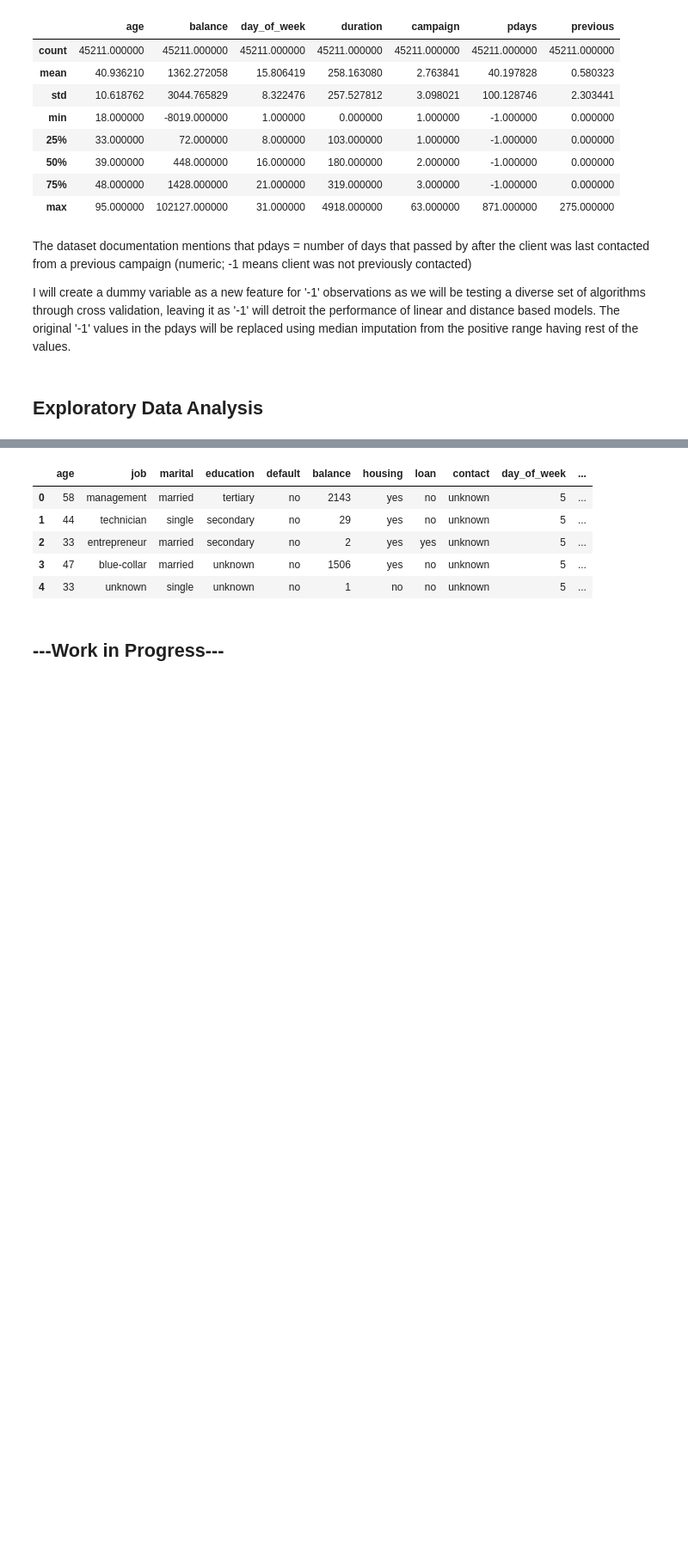
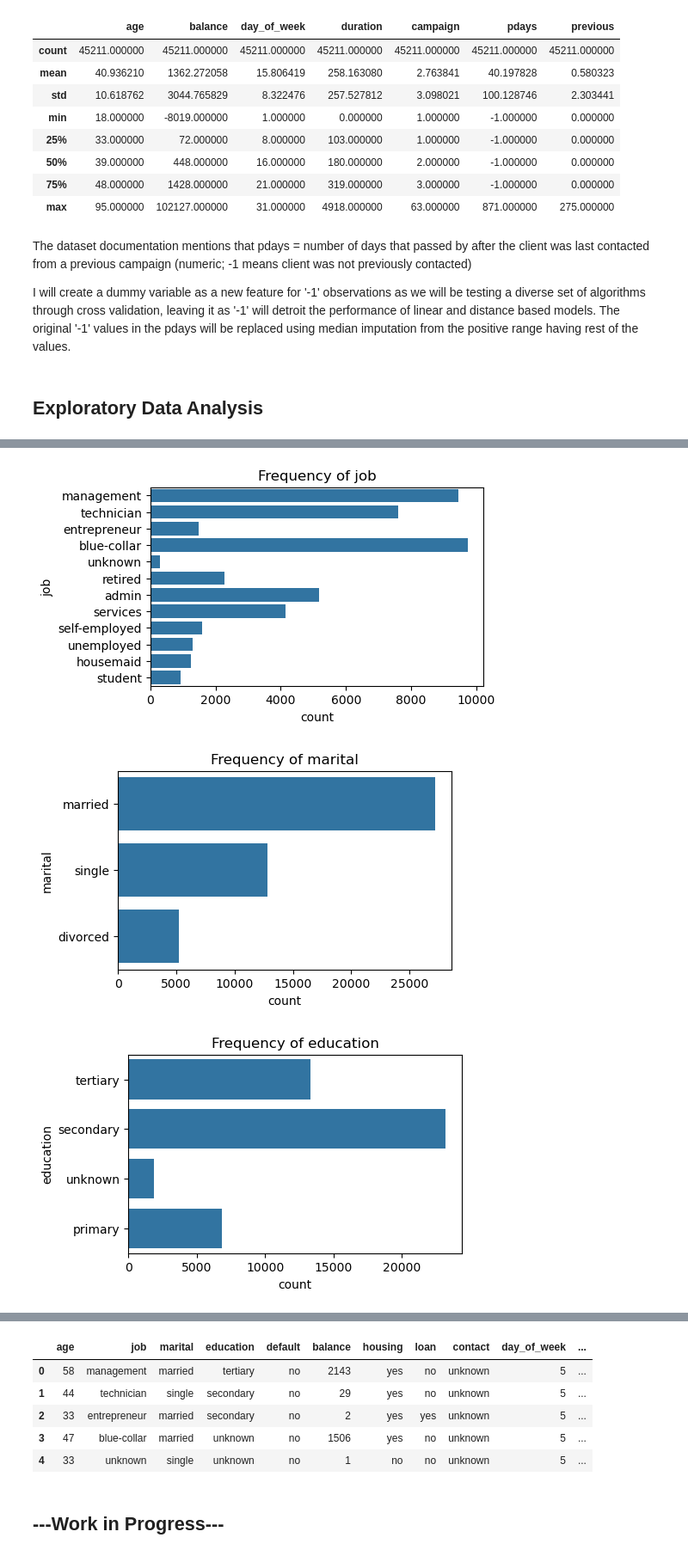
Before and after one commit to 0xsquawk/bank-marketing-analysis-predictions, a Jupyter notebook: bank_marketing.ipynb, the cells around one changed output, grey strips where cells are left out. Shown at 86% size. Drawn from its saved outputs; the diff is of its cells as text; code cells hidden in the pictures; blank space fills up the shorter version.

```diff
--- a/bank_marketing.ipynb
+++ b/bank_marketing.ipynb
@@ -219,0 +268,10 @@ plt.show()
+# %%
+for col in cat_cols:
+    plt.figure(figsize=(5,3))
+    sns.countplot(data=X, y=col)
+    plt.title(f"Frequency of {col}")
+    plt.show()
+# %% [output]
+[figure, added]
+[figure, added]
+[figure, added]
```
Also changed, not shown: parts of 14 cells of this notebook.
